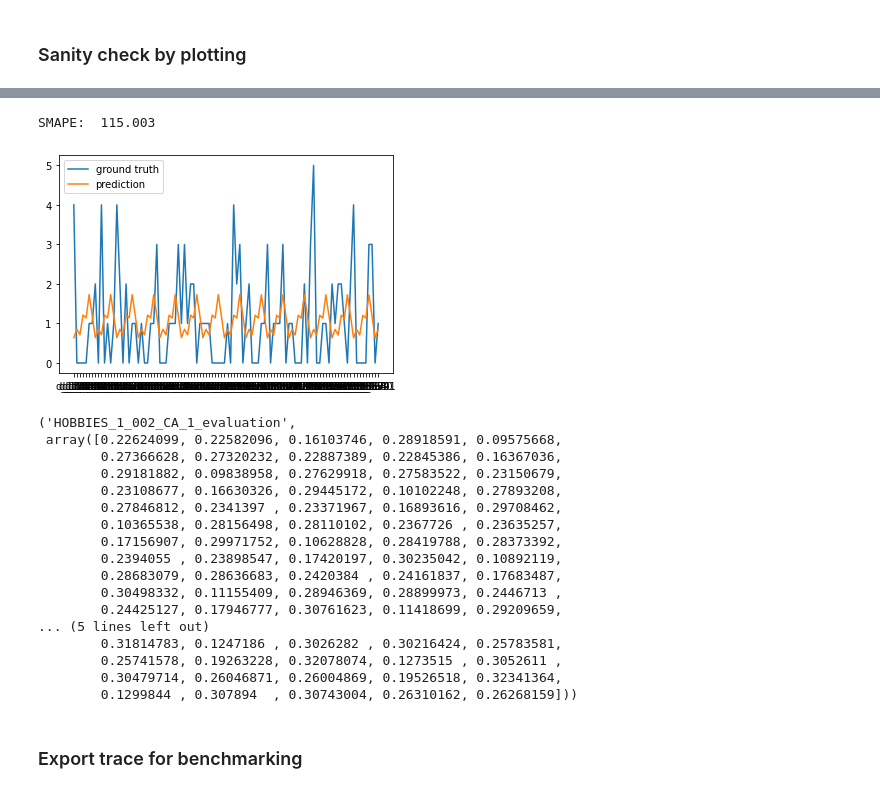
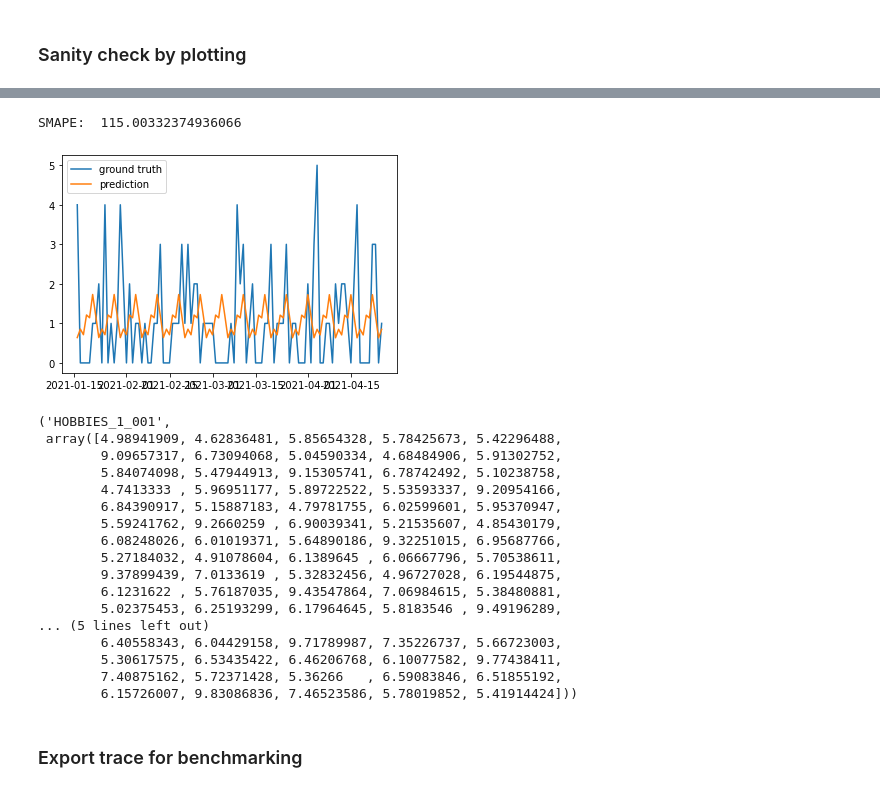
Before and after one commit to liaopeiyuan/large-scale-hts-reconciliation, a Jupyter notebook: notebooks/prepare_m5_forecast.ipynb, the cells around one changed output, grey strips where cells are left out. Drawn from its saved outputs; the diff is of its cells as text; code cells hidden in the pictures.

```diff
--- a/notebooks/prepare_m5_forecast.ipynb
+++ b/notebooks/prepare_m5_forecast.ipynb
@@ -237,5 +217,23 @@ def predict(row):
+# %%
+import dask.dataframe as dd
+
+ddf = dd.from_pandas(total_df, npartitions=4096)
+
+def predict(row):
+    data = pd.DataFrame({'ds': (row.index)[1:-4][-TIME_HORIZON:], 'y':(row.values)[1:-4][-TIME_HORIZON:]})
+    m = Prophet()
+    m.fit(data)
+
+    future = m.make_future_dataframe(periods=TIME_HORIZON)
+    forecast = m.predict(future)
+
+    return row.unique_id, forecast[['yhat']][-TIME_HORIZON:].values.reshape(-1)
+
+dask_series = ddf.apply(predict, axis=1, meta=('float', 'object'))
+result = dask_series.compute(scheduler='processes')
+pickle.dump(result, open(data_dir + 'm5_prophet_forecast.pkl', 'wb'))
 # %% [markdown]
 ### Sanity check by plotting
 # %%
 import pickle
-predictions = pickle.load(open(data_dir + 'm5_prediction_raw/result_m5.pkl', 'rb'))
+predictions = result
@@ -242,40 +255,39 @@ predictions = pickle.load(open(data_dir + 'm5_prediction_raw/result_m5.pkl', 'rb
 # %%
 import seaborn as sns
 
 def smape(a, f):
     return 1/len(a) * np.sum(2 * np.abs(f-a) / (np.abs(a) + np.abs(f))*100)
 
-pred = predictions[0][1]
-index = list(df.columns)[1:][-100:]
-gt = df.iloc[0,:].values[-100:]
+pred = predictions.values[0][1]
+gt = total_df.loc[total_df['unique_id'] == predictions.values[0][0]].values[0, 1:-4][-TIME_HORIZON:]
 
-sns.lineplot(x=index, y=gt, label='ground truth')
-sns.lineplot(x=index, y=pred, label='prediction')
+sns.lineplot(x=time_index[-TIME_HORIZON:], y=gt, label='ground truth')
+sns.lineplot(x=time_index[-TIME_HORIZON:], y=pred, label='prediction')
 
-print("SMAPE: ", smape(gt, pred).round(3))
+print("SMAPE: ", smape(gt, pred))
 # %% [output]
-SMAPE:  115.003
+SMAPE:  115.00332374936066
-[figure, old version]
+[figure, new version]
 # %%
-predictions[1]
+predictions.values[1]
 # %% [output]
-('HOBBIES_1_002_CA_1_evaluation',
- array([0.22624099, 0.22582096, 0.16103746, 0.28918591, 0.09575668,
-        0.27366628, 0.27320232, 0.22887389, 0.22845386, 0.16367036,
-        0.29181882, 0.09838958, 0.27629918, 0.27583522, 0.23150679,
-        0.23108677, 0.16630326, 0.29445172, 0.10102248, 0.27893208,
-        0.27846812, 0.2341397 , 0.23371967, 0.16893616, 0.29708462,
-        0.10365538, 0.28156498, 0.28110102, 0.2367726 , 0.23635257,
-        0.17156907, 0.29971752, 0.10628828, 0.28419788, 0.28373392,
-        0.2394055 , 0.23898547, 0.17420197, 0.30235042, 0.10892119,
-        0.28683079, 0.28636683, 0.2420384 , 0.24161837, 0.17683487,
-        0.30498332, 0.11155409, 0.28946369, 0.28899973, 0.2446713 ,
-        0.24425127, 0.17946777, 0.30761623, 0.11418699, 0.29209659,
+('HOBBIES_1_001',
+ array([4.98941909, 4.62836481, 5.85654328, 5.78425673, 5.42296488,
+        9.09657317, 6.73094068, 5.04590334, 4.68484906, 5.91302752,
+        5.84074098, 5.47944913, 9.15305741, 6.78742492, 5.10238758,
+        4.7413333 , 5.96951177, 5.89722522, 5.53593337, 9.20954166,
+        6.84390917, 5.15887183, 4.79781755, 6.02599601, 5.95370947,
+        5.59241762, 9.2660259 , 6.90039341, 5.21535607, 4.85430179,
+        6.08248026, 6.01019371, 5.64890186, 9.32251015, 6.95687766,
+        5.27184032, 4.91078604, 6.1389645 , 6.06667796, 5.70538611,
+        9.37899439, 7.0133619 , 5.32832456, 4.96727028, 6.19544875,
+        6.1231622 , 5.76187035, 9.43547864, 7.06984615, 5.38480881,
+        5.02375453, 6.25193299, 6.17964645, 5.8183546 , 9.49196289,
 ... (5 lines left out)
-        0.31814783, 0.1247186 , 0.3026282 , 0.30216424, 0.25783581,
-        0.25741578, 0.19263228, 0.32078074, 0.1273515 , 0.3052611 ,
-        0.30479714, 0.26046871, 0.26004869, 0.19526518, 0.32341364,
-        0.1299844 , 0.307894  , 0.30743004, 0.26310162, 0.26268159]))
+        6.40558343, 6.04429158, 9.71789987, 7.35226737, 5.66723003,
+        5.30617575, 6.53435422, 6.46206768, 6.10077582, 9.77438411,
+        7.40875162, 5.72371428, 5.36266   , 6.59083846, 6.51855192,
+        6.15726007, 9.83086836, 7.46523586, 5.78019852, 5.41914424]))
 # %% [markdown]
 ### Export trace for benchmarking
 # %%
```
Also changed, not shown: parts of 50 cells of this notebook.
